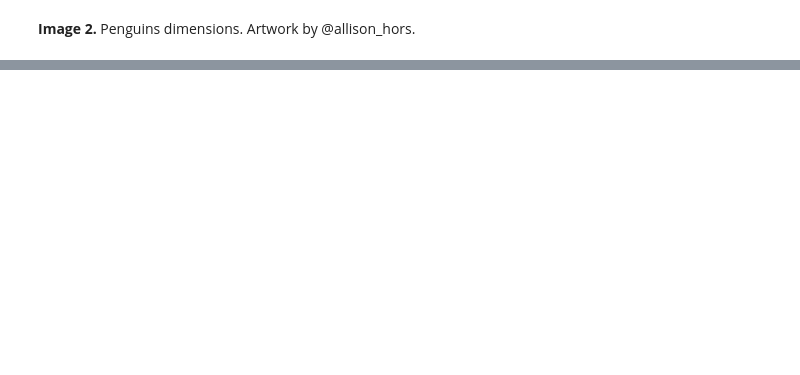
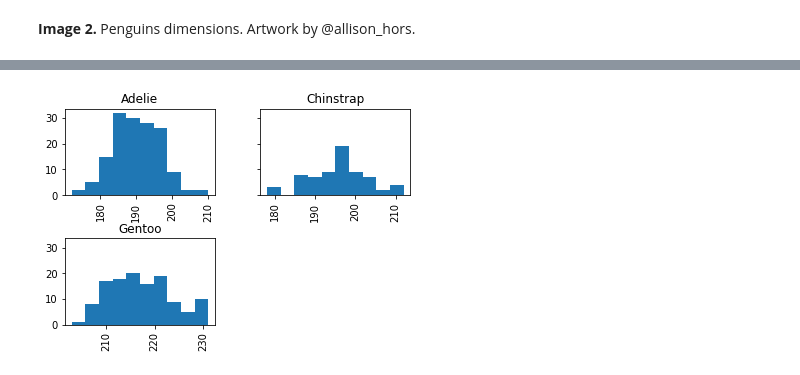
Before and after one commit to xalejandrow/hypothesis-testing-exercises-project-with-python, a Jupyter notebook: Palmer_Penguins_Analysis_copy.ipynb, the cells around one changed output, grey strips where cells are left out. Saved outputs shown, nothing was run; the diff lists cells and outputs as text; code cells hidden in the pictures; blank space fills up the shorter version.

```diff
--- a/Palmer_Penguins_Analysis_copy.ipynb
+++ b/Palmer_Penguins_Analysis_copy.ipynb
@@ -43,4 +138,8 @@ df = pd.read_csv(url)
 # %%
 # Show the histogram per flipper length
+df.hist(column='flipper_length_mm', by='species',sharey='true')
+plt.show()
+# %% [output]
+[figure, added]
 # %%
 # Show a boxplot of body mass per species
```
Also changed, not shown: parts of 17 cells of this notebook.
